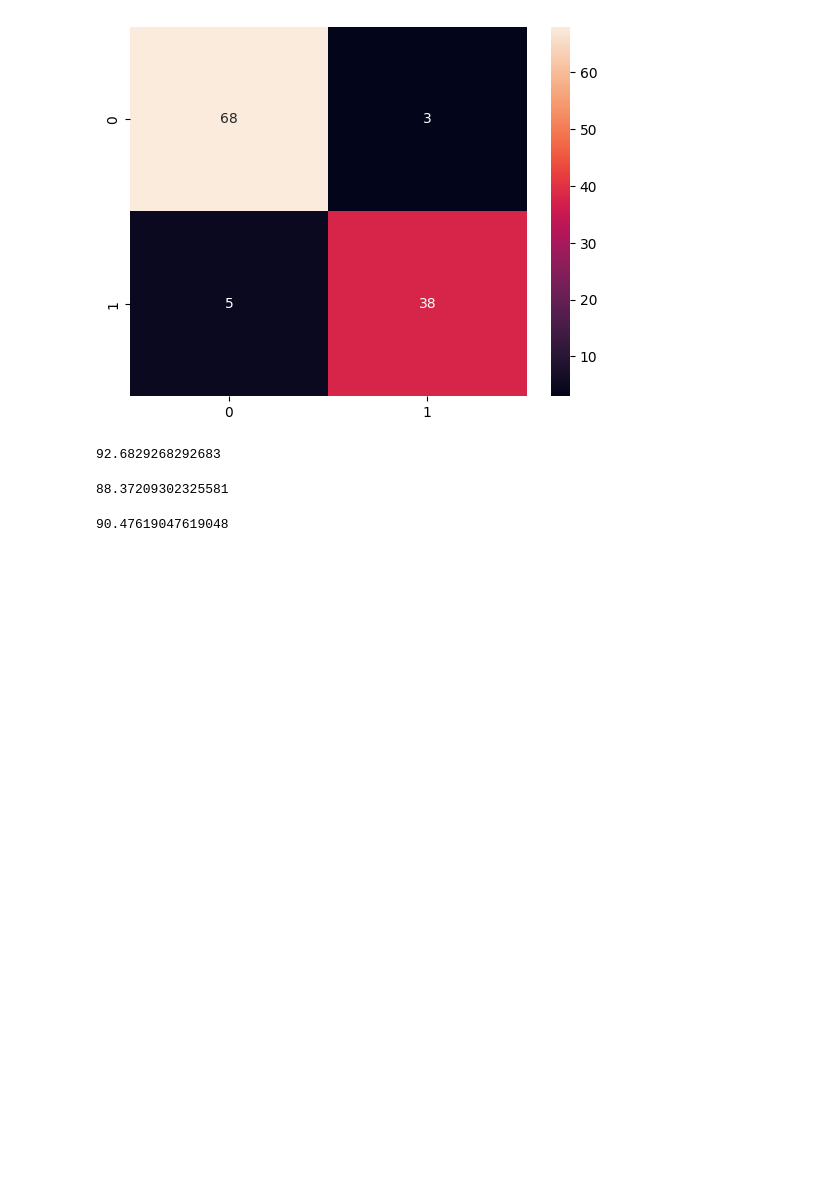
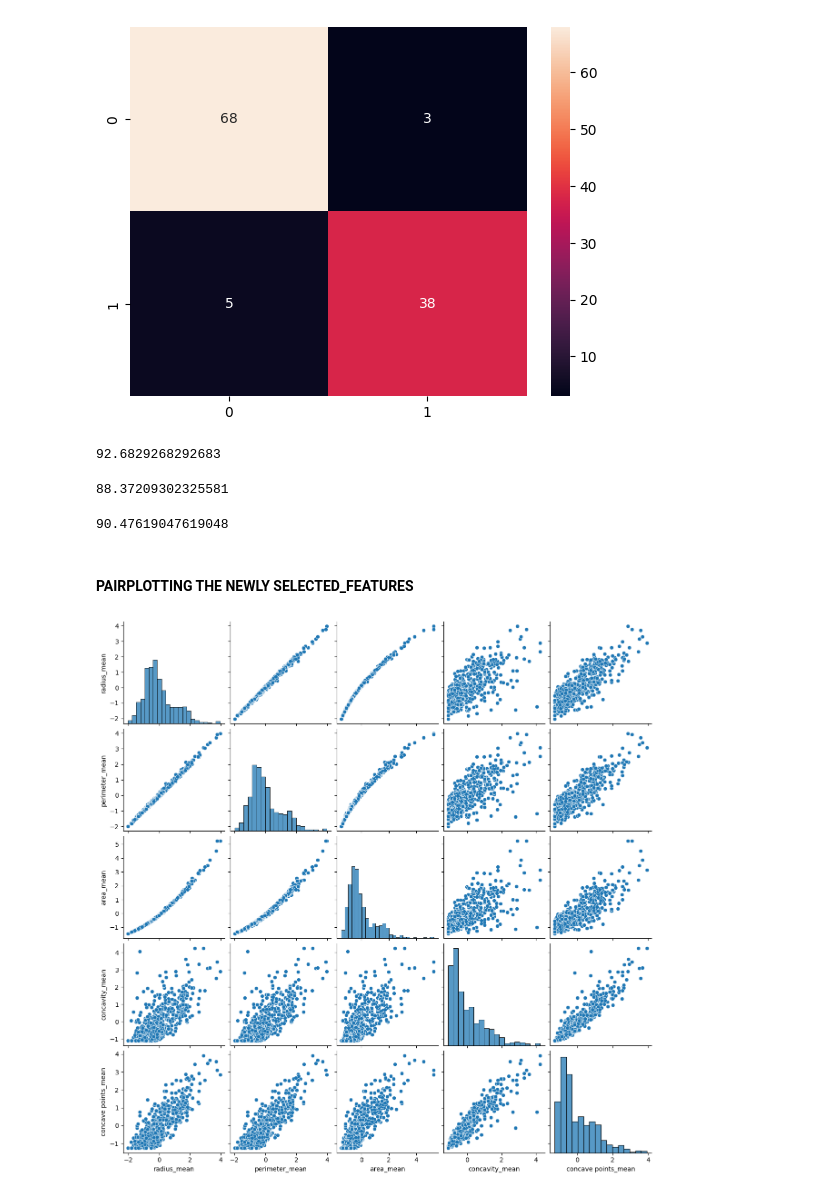
Before and after one commit to hahahang0/MLPracFromKaggle, a Jupyter notebook: BreastCancer/solutions/practical.ipynb, the cells around one changed output. Saved outputs shown, nothing was run; the diff lists cells and outputs as text; code cells hidden in the pictures; blank space fills up the shorter version.

```diff
--- a/BreastCancer/solutions/practical.ipynb
+++ b/BreastCancer/solutions/practical.ipynb
@@ -508,3 +508,10 @@ fs = f1_score(y_test,lr.predict(x_test),pos_label="M") * 100
 fs
 # %% [output]
 90.47619047619048
+# %% [markdown]
+#### PAIRPLOTTING THE NEWLY SELECTED_FEATURES
+# %%
+sns.pairplot(data=selected_new_x)
+plt.show()
+# %% [output]
+[figure, added]
```
Also changed, not shown: parts of 33 cells of this notebook.
